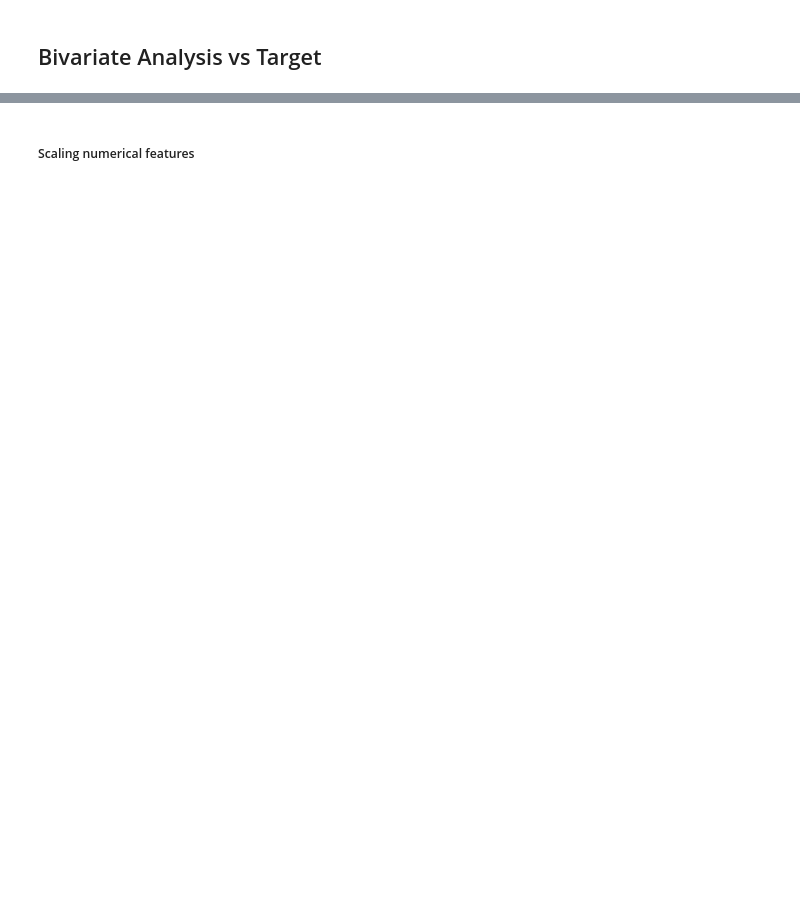
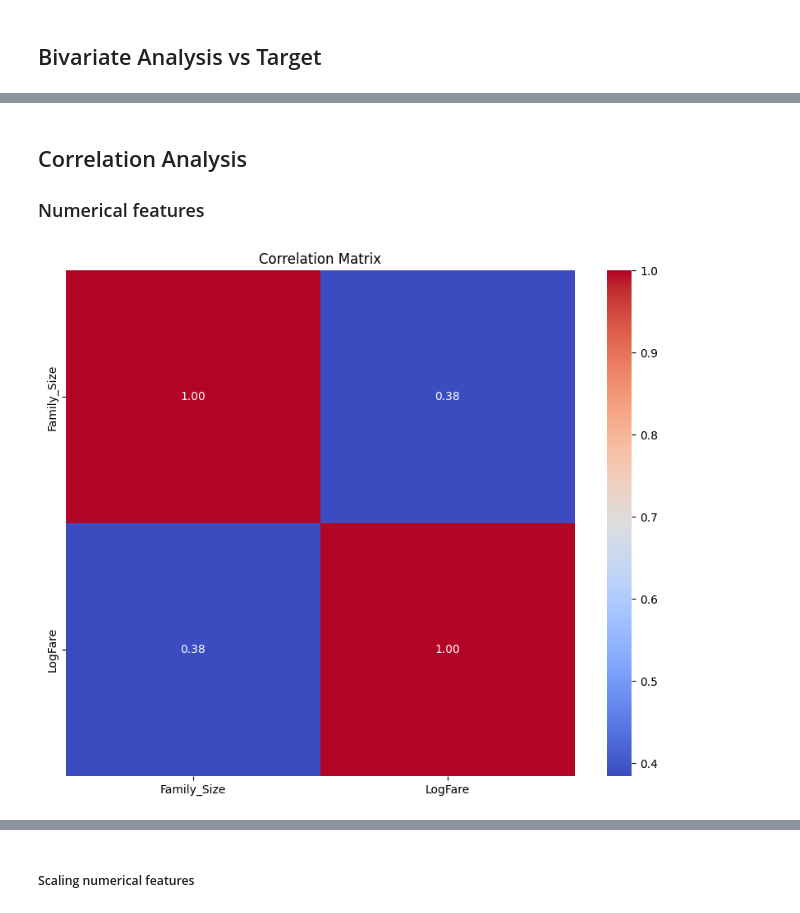
Before and after one commit to fdayde/kaggle-titanic, a Jupyter notebook: notebooks/02_data_analysis.ipynb, the cells around one changed output, grey strips where cells are left out. Cells and saved outputs as stored; diff of their text form; code cells hidden in the pictures; blank space fills up the shorter version.

Commit message:
feat(nb 2 analysis): add bivariate, corr, log reg

```diff
--- a/notebooks/02_data_analysis.ipynb
+++ b/notebooks/02_data_analysis.ipynb
@@ -217,11 +100,0 @@ plt.show()
-# %%
-# Compare summary statistics of numerical features
-numerical_features = ['Age', 'Fare', 'Parch', 'SibSp']
-
-train_summary = train[numerical_features].describe()
-test_summary = test[numerical_features].describe()
-
-print("Train Set Summary Statistics:")
-print(train_summary)
-print("\nTest Set Summary Statistics:")
-print(test_summary)
@@ -291,0 +153,11 @@ encoded_test_df = one_hot_enc_choose_cat(test_df)
+# %% [markdown]
+## Correlation Analysis
+### Numerical features
+# %%
+corr = train_df[numerical_features].corr()
+plt.figure(figsize=(10, 8))
+sns.heatmap(corr, annot=True, cmap='coolwarm', fmt=".2f")
+plt.title('Correlation Matrix')
+plt.show()
+# %% [output]
+[figure, added]
```
Also changed, not shown: parts of 75 cells of this notebook.
